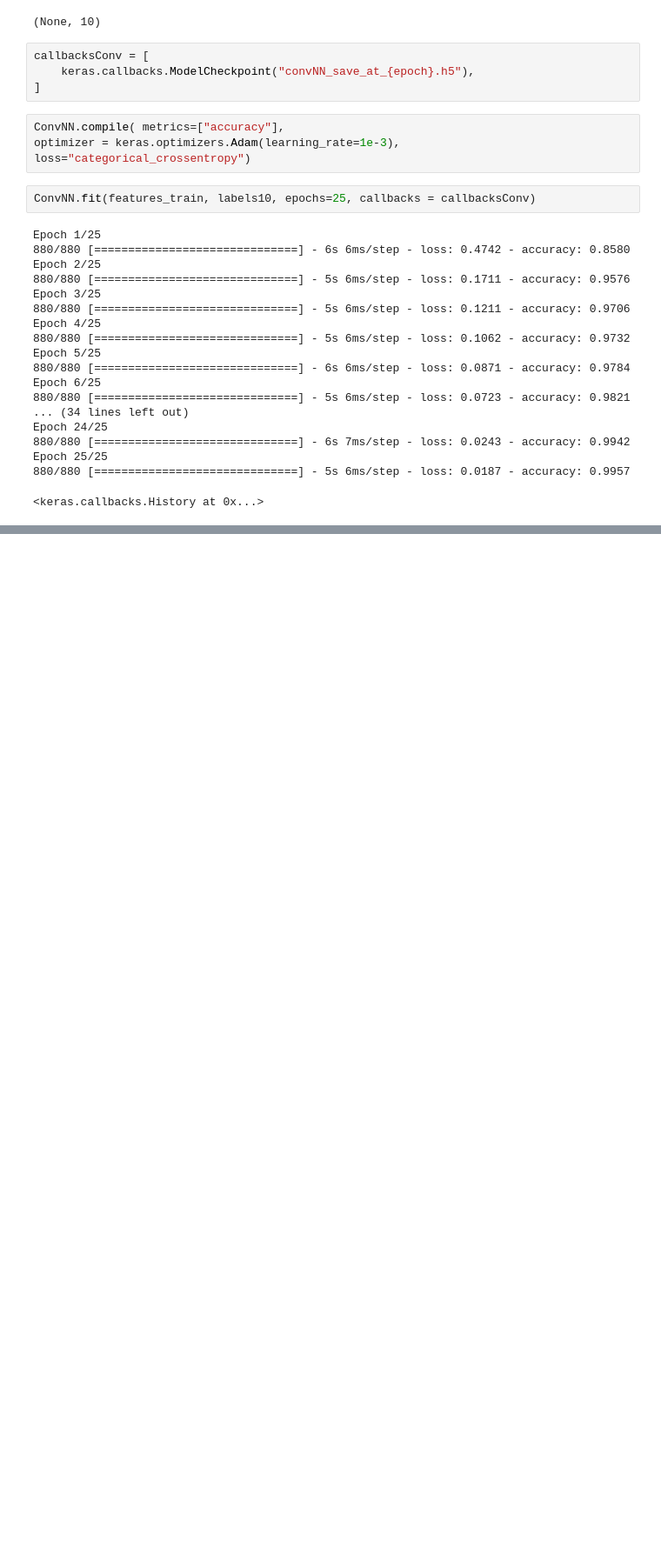
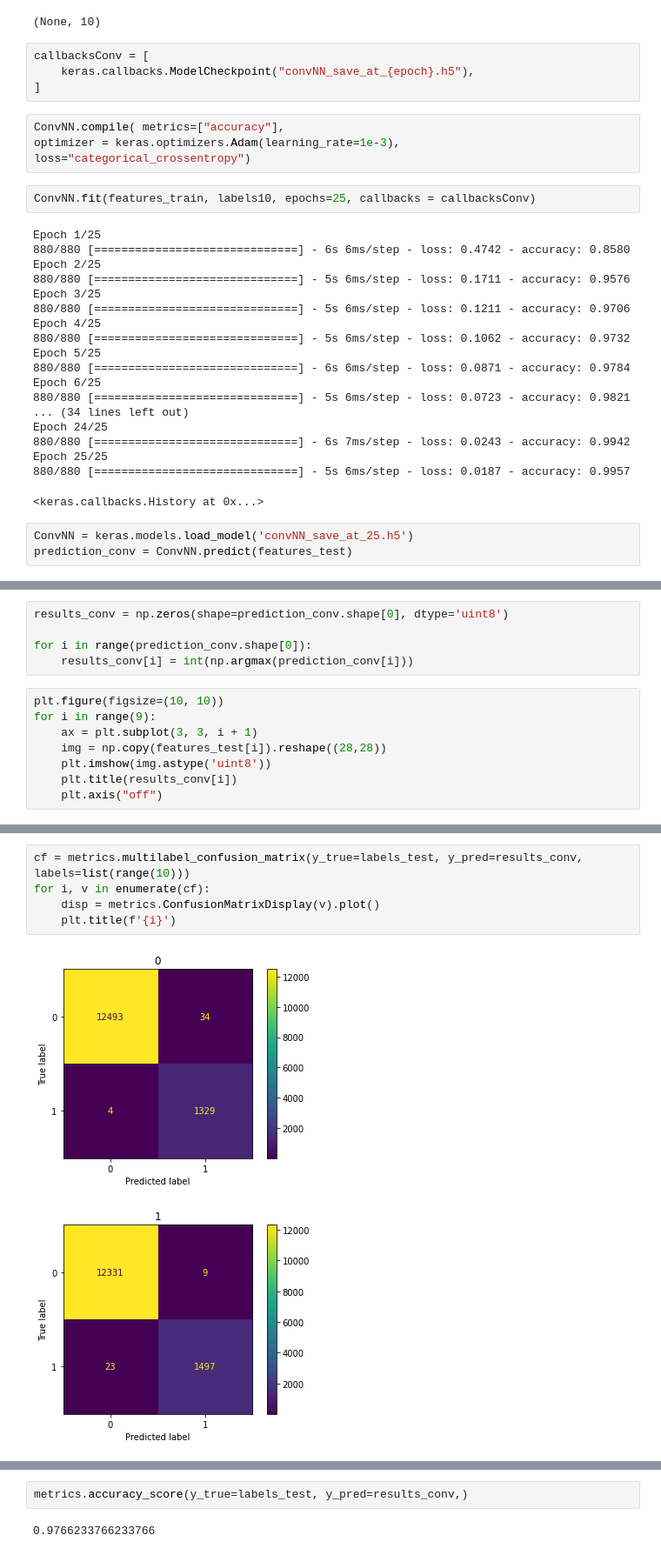
Before and after one commit to JmDeleon2000/deep-learning, a Jupyter notebook: NN.ipynb, the cells around one changed output, grey strips where cells are left out. Shown at 87% size. Drawn from its saved outputs; the diff is of its cells as text; blank space fills up the shorter version.

Commit message:
metrics for conv nn

```diff
--- a/NN.ipynb
+++ b/NN.ipynb
@@ -211,3 +213,6 @@ Epoch 24/25
 Epoch 25/25
 880/880 [==============================] - 5s 6ms/step - loss: 0.0187 - accuracy: 0.9957
 <keras.callbacks.History at 0x...>
+# %%
+ConvNN = keras.models.load_model('convNN_save_at_25.h5')
+prediction_conv = ConvNN.predict(features_test)
@@ -213,0 +221,13 @@ Epoch 25/25
+# %%
+results_conv = np.zeros(shape=prediction_conv.shape[0], dtype='uint8')
+
+for i in range(prediction_conv.shape[0]):
+    results_conv[i] = int(np.argmax(prediction_conv[i]))
+# %%
+plt.figure(figsize=(10, 10))
+for i in range(9):
+    ax = plt.subplot(3, 3, i + 1)
+    img = np.copy(features_test[i]).reshape((28,28))
+    plt.imshow(img.astype('uint8'))
+    plt.title(results_conv[i])
+    plt.axis("off")
@@ -213,0 +236,8 @@ Epoch 25/25
+# %%
+cf = metrics.multilabel_confusion_matrix(y_true=labels_test, y_pred=results_conv, labels=list(range(10)))
+for i, v in enumerate(cf):
+    disp = metrics.ConfusionMatrixDisplay(v).plot()
+    plt.title(f'{i}')
+# %% [output]
+[figure, added]
+[figure, added]
@@ -213,0 +252,4 @@ Epoch 25/25
+# %%
+metrics.accuracy_score(y_true=labels_test, y_pred=results_conv,)
+# %% [output]
+0.9766233766233766
```
Also changed, not shown: parts of 5 cells of this notebook.
